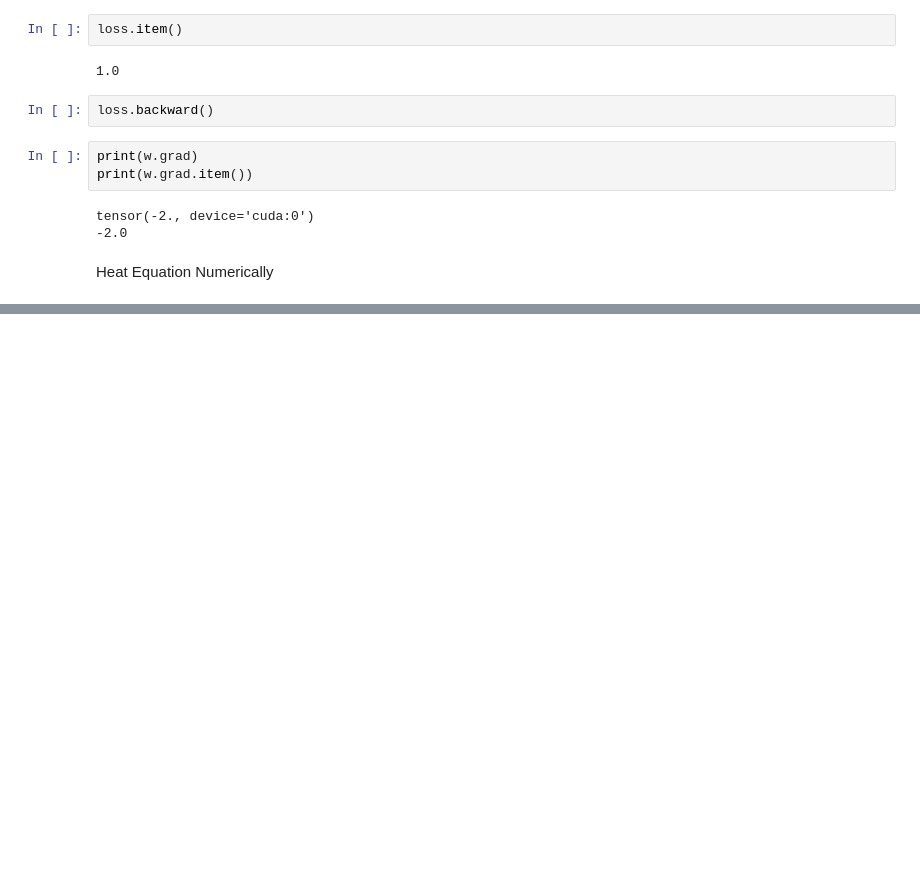
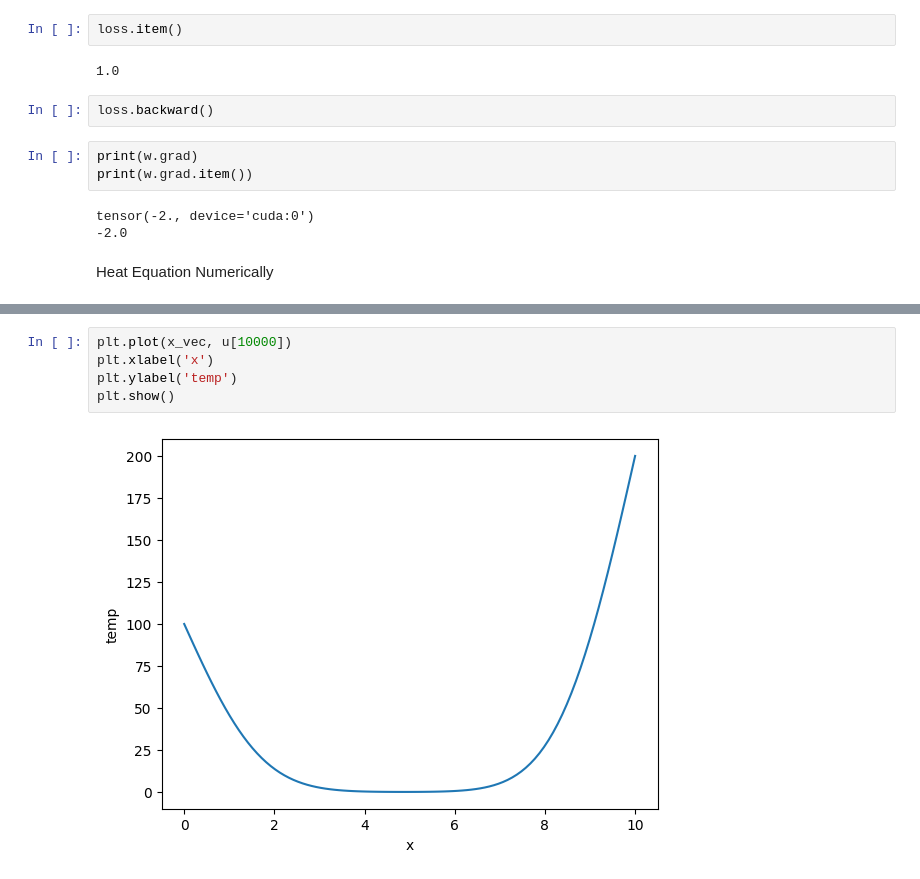
Before and after one commit to vbhavsar16/Simple_PINN, a Jupyter notebook: PINN.ipynb, the cells around one changed output, grey strips where cells are left out. Cells and saved outputs as stored; diff of their text form; blank space fills up the shorter version.

```diff
--- a/PINN.ipynb
+++ b/PINN.ipynb
@@ -101,0 +139,7 @@ plt.show()
+# %%
+plt.plot(x_vec, u[10000])
+plt.xlabel('x')
+plt.ylabel('temp')
+plt.show()
+# %% [output]
+[figure, added]
```
Also changed, not shown: parts of 17 cells of this notebook.
